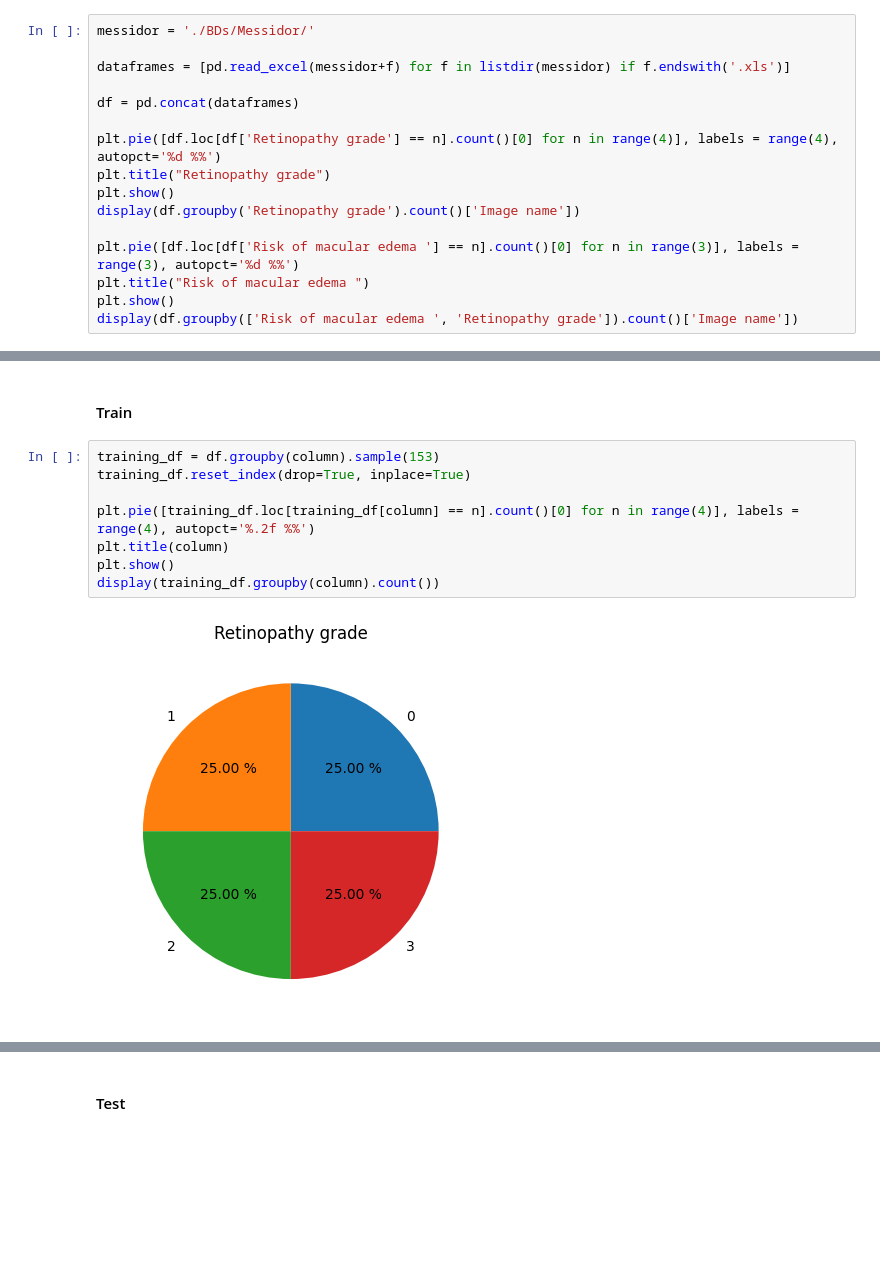
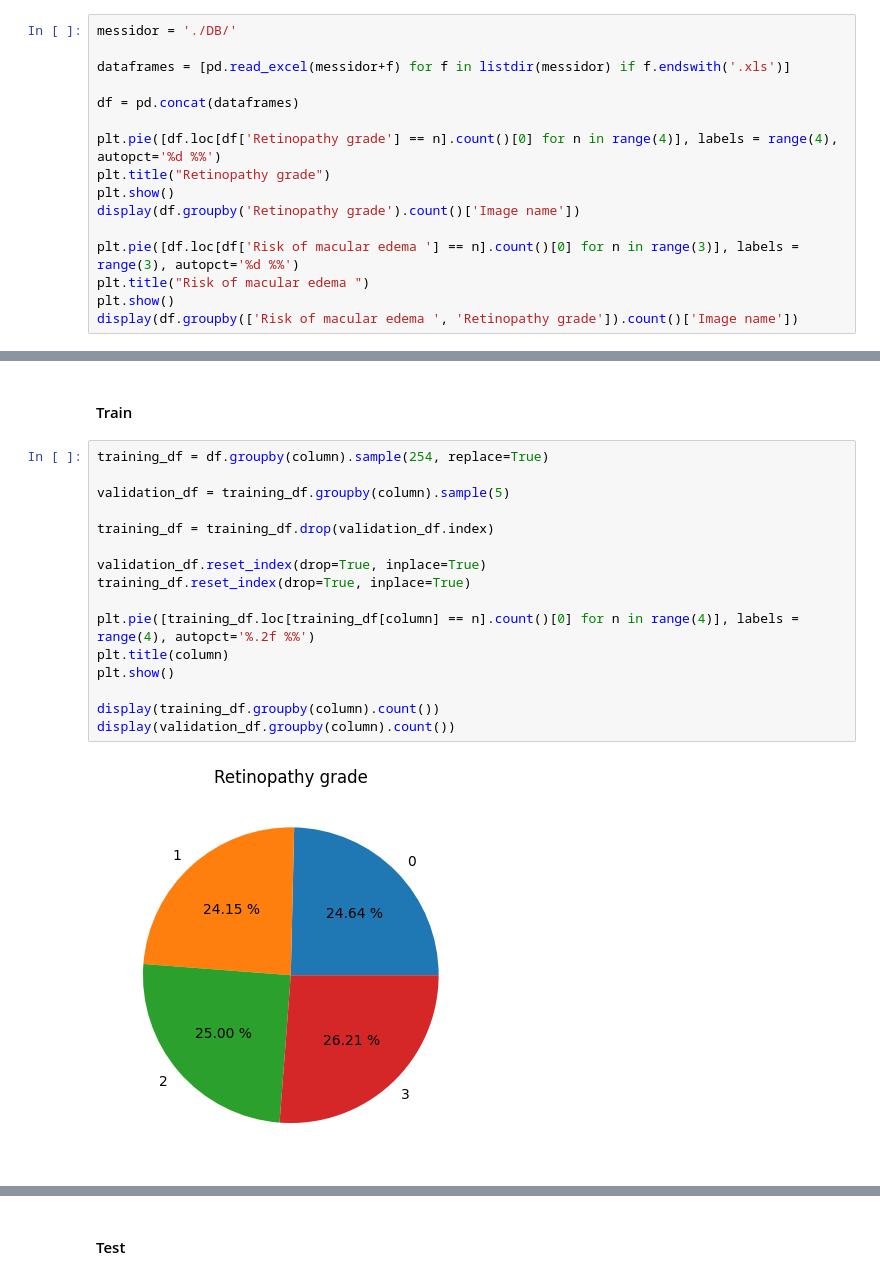
Before and after one commit to AlbertoRomanRamosRodriguez/Tesis-de-Grado, a Jupyter notebook: exploring_datasets.ipynb, the cells around one changed output, grey strips where cells are left out. Drawn from its saved outputs; the diff is of its cells as text; blank space fills up the shorter version.

Commit message:
splitting into train, val and test

```diff
--- a/exploring_datasets.ipynb
+++ b/exploring_datasets.ipynb
@@ -132,5 +145,5 @@ Archive:  ./Daniel-files/PracticasProfesionales/Data/Raw/VariedDrAndres/Messidor
 # %%
-messidor = './BDs/Messidor/'
+messidor = './DB/'
 
 dataframes = [pd.read_excel(messidor+f) for f in listdir(messidor) if f.endswith('.xls')]
 
@@ -174,14 +187,22 @@ df = df.drop(columns=['Ophthalmologic department', 'Risk of macular edema '])
 # %% [markdown]
 #### Train
 # %%
-training_df = df.groupby(column).sample(153)
+training_df = df.groupby(column).sample(254, replace=True)
+
+validation_df = training_df.groupby(column).sample(5)
+
+training_df = training_df.drop(validation_df.index)
+
+validation_df.reset_index(drop=True, inplace=True)
 training_df.reset_index(drop=True, inplace=True)
 
 plt.pie([training_df.loc[training_df[column] == n].count()[0] for n in range(4)], labels = range(4), autopct='%.2f %%')
 plt.title(column)
 plt.show()
+
 display(training_df.groupby(column).count())
+display(validation_df.groupby(column).count())
 # %% [output]
-[figure, old version]
+[figure, new version]
 |  | Image name |
 | Retinopathy grade |  |
```
Also changed, not shown: parts of 11 cells of this notebook.
